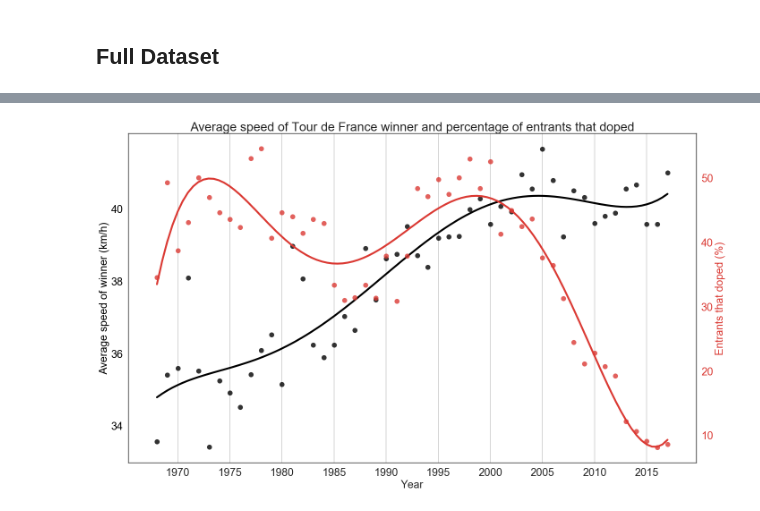
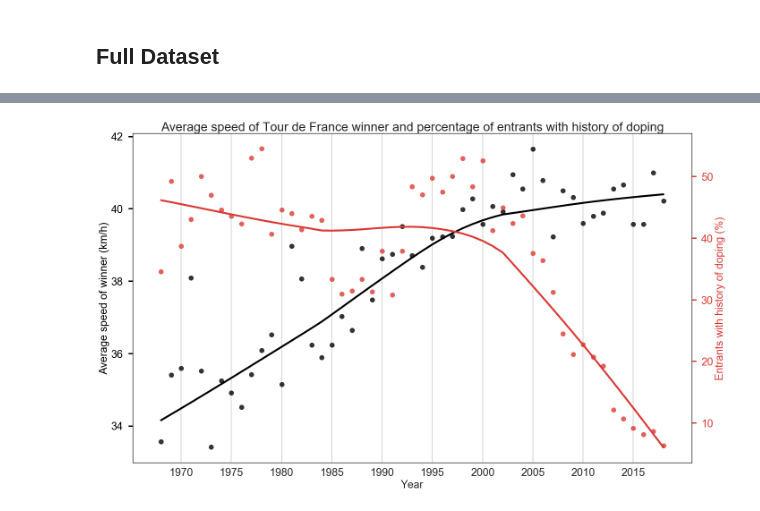
Before and after one commit to AidanCooper/data-visualisation, a Jupyter notebook: tour-de-france/tdf.ipynb, the cells around one changed output, grey strips where cells are left out. Drawn from its saved outputs; the diff is of its cells as text; code cells hidden in the pictures.

Commit message:
Add 2018 data

```diff
--- a/tour-de-france/tdf.ipynb
+++ b/tour-de-france/tdf.ipynb
@@ -9,7 +9,6 @@ import pandas as pd
 import seaborn as sns; sns.set_style('white'); sns.set_context('poster')
 from time import time
 
-matplotlib.rcParams['figure.figsize'] = (16, 9)
 pd.options.display.max_columns = 999
 # %% [markdown]
 ## Load and Prepare Tour de France Data
@@ -46,7 +45,7 @@ raw_tdf[-114:-109]
 raw_tdf.drop(825, axis=0, inplace=True)
 raw_tdf = raw_tdf.reindex()
 # %%
-tdf = pd.DataFrame(raw_tdf.values.reshape(104, 9))
+tdf = pd.DataFrame(raw_tdf.values.reshape(105, 9))
 tdf.columns = ['year', 'n_stages', 'n_entrants', 'n_finishers', 'distance',
                'winning_time', 'average_speed', 'winner', 'age']
 tdf.head()
@@ -107,28 +106,27 @@ df.head()
 # %%
 colour_speed = 'k'
 colour_doped = '#db3a34'
 order = 5
 ci = 0
 
 fig, ax1 = plt.subplots(figsize=(20, 12))
 sns.regplot(x='year', y='average_speed', data=df, ax=ax1, color=colour_speed,
-            order=order, truncate=True, ci=ci)
+            truncate=True, ci=ci, lowess=True)
+ax1.set_xlabel('Year', fontsize=24)
+ax1.set_xticks([1970, 1975, 1980, 1985, 1990, 1995, 2000, 2005, 2010, 2015])
+ax1.tick_params('x', labelsize=24)
 ax1.set_ylabel('Average speed of winner (km/h)', color=colour_speed, fontsize=24)
-ax1.tick_params('y', colors=colour_speed)
-ax1.set_xlabel('Year', fontsize=24)
-ax1.set_yticklabels([32, 34, 36, 38, 40], size=24)
-ax1.set_xticklabels([1970, 1975, 1980, 1985, 1990, 1995, 2000, 2005, 2010, 2015], size=24)
-ax1.set_title('Average speed of Tour de France winner and percentage of entrants that doped',
+ax1.tick_params('y', colors=colour_speed, length=10, width=3, labelsize=24)
+ax1.set_title('Average speed of Tour de France winner and percentage of entrants with history of doping',
               fontsize=28)
-ax1.set_xticks([1970, 1975, 1980, 1985, 1990, 1995, 2000, 2005, 2010, 2015])
+ax1.grid(axis='x')
+
 ax2 = ax1.twinx()
 sns.regplot(x='year', y='p_entrants_doped', data=df, ax=ax2, color=colour_doped,
-            order=order, truncate=True, ci=ci)
-ax2.set_ylabel('Entrants that doped (%)', color=colour_doped, fontsize=24)
-ax2.tick_params('y', colors=colour_doped)
-ax2.set_yticklabels([0, 10, 20, 30, 40, 50, 60], size=24)
-ax1.grid(axis='x')
+            truncate=True, ci=ci, lowess=True)
+ax2.set_ylabel('Entrants with history of doping (%)', color=colour_doped, fontsize=24)
+ax2.tick_params('y', colors=colour_doped,  length=10, width=3, labelsize=24)
 plt.tight_layout()
 fig.savefig('tdf.png');
 # %% [output]
-[figure, old version]
+[figure, new version]
```
Also changed, not shown: parts of 5 cells of this notebook, 3 other files.
